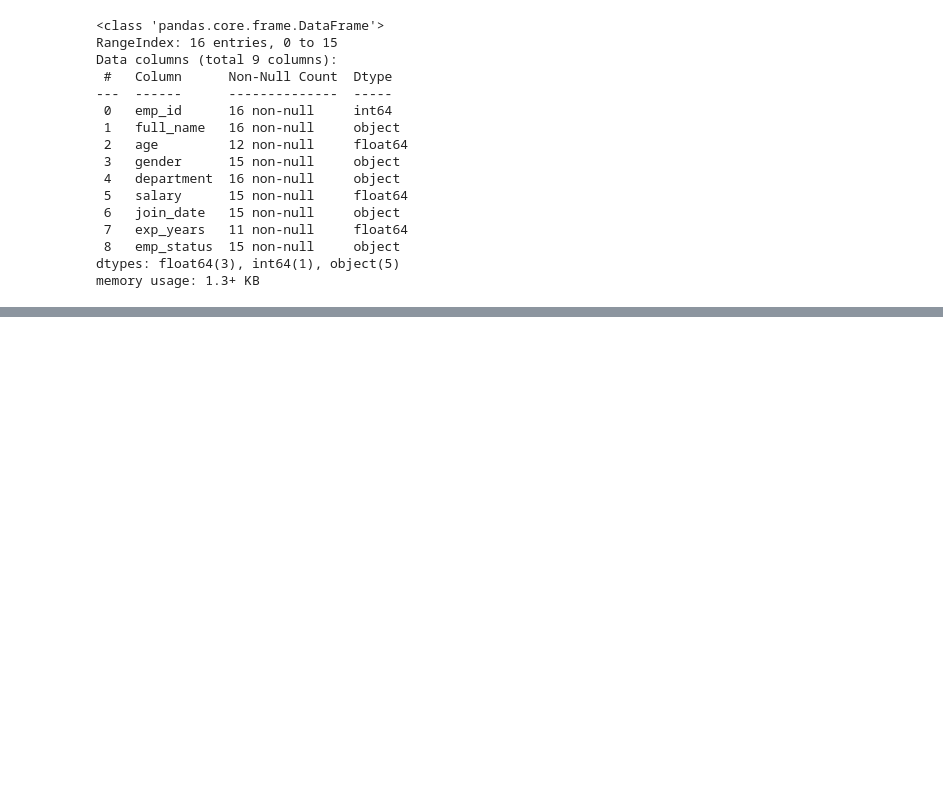
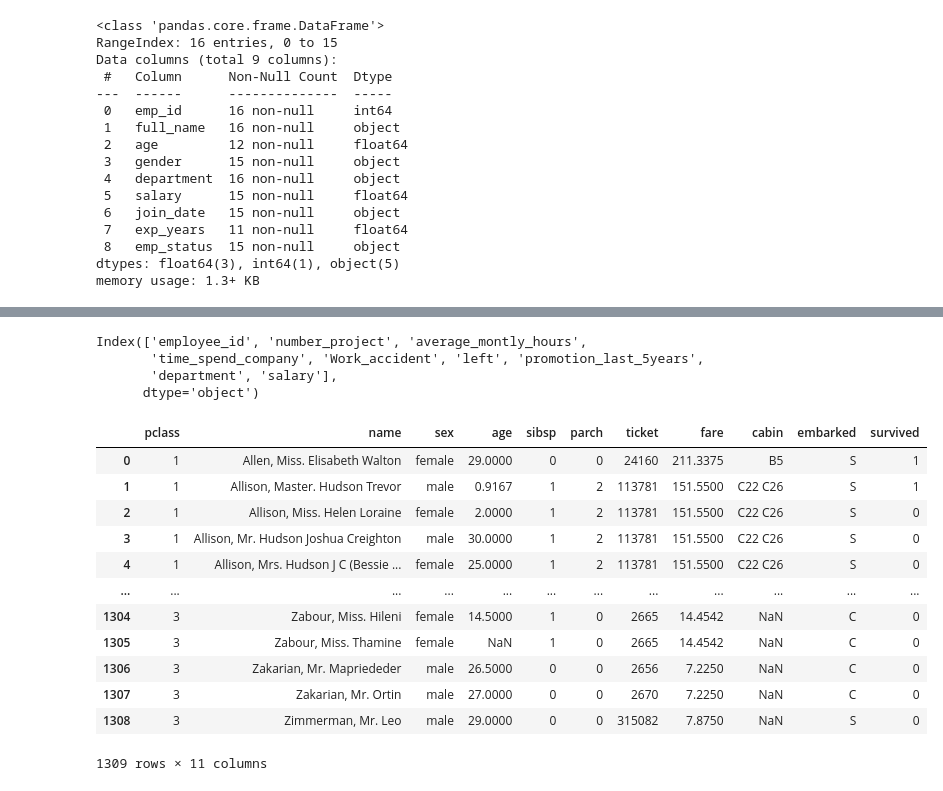
Before and after one commit to dpkasahu/Python_library, a Jupyter notebook: pandas_01.ipynb, the cells around one changed output, grey strips where cells are left out. Saved outputs shown, nothing was run; the diff lists cells and outputs as text; code cells hidden in the pictures; blank space fills up the shorter version.

```diff
--- a/pandas_01.ipynb
+++ b/pandas_01.ipynb
@@ -335,0 +384,24 @@ memory usage: 1.3+ KB
+# %%
+dtf.columns
+# %% [output]
+Index(['employee_id', 'number_project', 'average_montly_hours',
+       'time_spend_company', 'Work_accident', 'left', 'promotion_last_5years',
+       'department', 'salary'],
+      dtype='object')
+# %%
+dtf1=pd.read_csv('https://raw.githubusercontent.com/whoknowayush/DataAnalysis-Dataset/refs/heads/main/Datasets-Practice/titanic.csv')
+dtf1
+# %% [output]
+|  | pclass | name | sex | age | sibsp | parch | ticket | fare | cabin | embarked | survived |
+| 0 | 1 | Allen, Miss. Elisabeth Walton | female | 29.0000 | 0 | 0 | 24160 | 211.3375 | B5 | S | 1 |
+| 1 | 1 | Allison, Master. Hudson Trevor | male | 0.9167 | 1 | 2 | 113781 | 151.5500 | C22 C26 | S | 1 |
+| 2 | 1 | Allison, Miss. Helen Loraine | female | 2.0000 | 1 | 2 | 113781 | 151.5500 | C22 C26 | S | 0 |
+| 3 | 1 | Allison, Mr. Hudson Joshua Creighton | male | 30.0000 | 1 | 2 | 113781 | 151.5500 | C22 C26 | S | 0 |
+| 4 | 1 | Allison, Mrs. Hudson J C (Bessie ... | female | 25.0000 | 1 | 2 | 113781 | 151.5500 | C22 C26 | S | 0 |
+| ... | ... | ... | ... | ... | ... | ... | ... | ... | ... | ... | ... |
+| 1304 | 3 | Zabour, Miss. Hileni | female | 14.5000 | 1 | 0 | 2665 | 14.4542 | NaN | C | 0 |
+| 1305 | 3 | Zabour, Miss. Thamine | female | NaN | 1 | 0 | 2665 | 14.4542 | NaN | C | 0 |
+| 1306 | 3 | Zakarian, Mr. Mapriededer | male | 26.5000 | 0 | 0 | 2656 | 7.2250 | NaN | C | 0 |
+| 1307 | 3 | Zakarian, Mr. Ortin | male | 27.0000 | 0 | 0 | 2670 | 7.2250 | NaN | C | 0 |
+| 1308 | 3 | Zimmerman, Mr. Leo | male | 29.0000 | 0 | 0 | 315082 | 7.8750 | NaN | S | 0 |
+1309 rows × 11 columns
```
Also changed, not shown: parts of 4 cells of this notebook.
